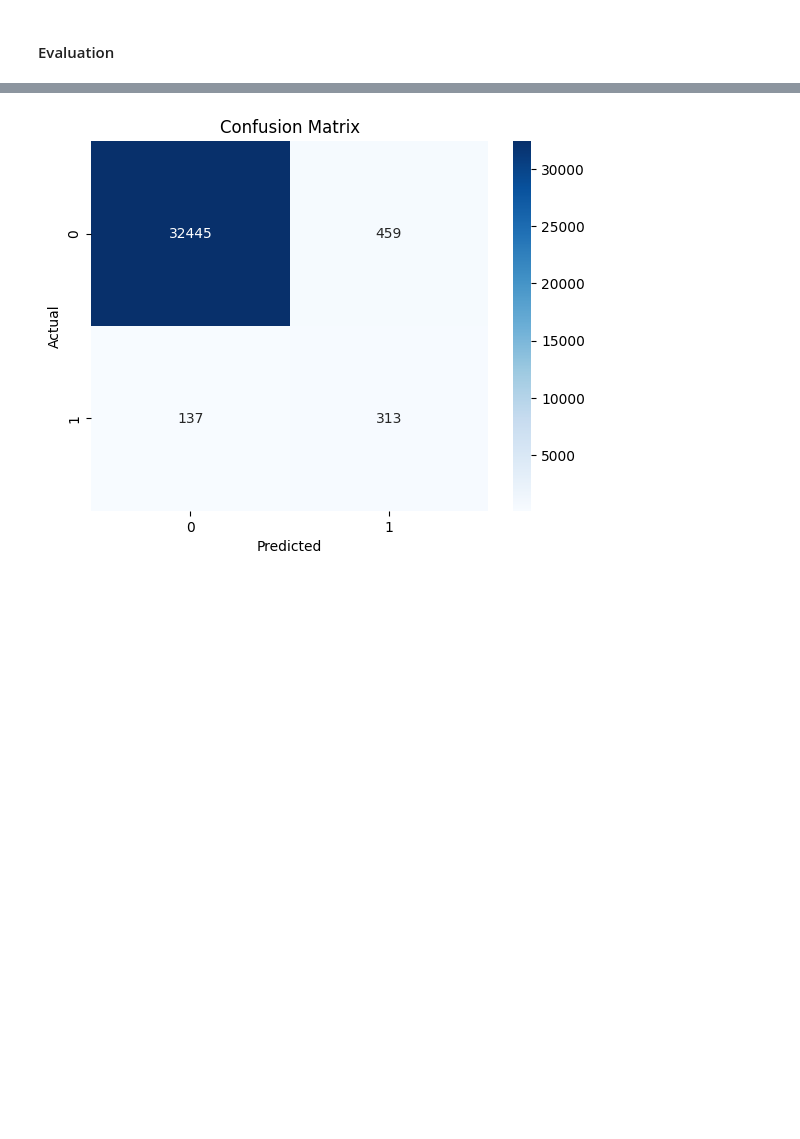
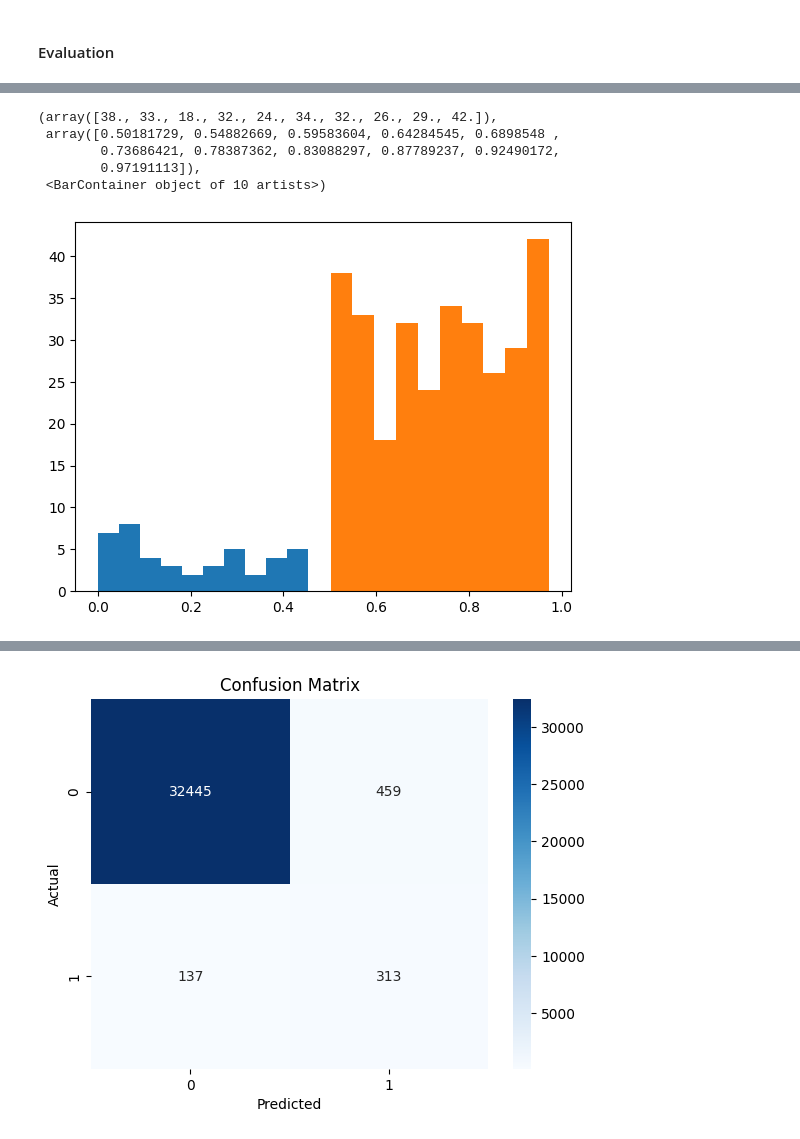
Before and after one commit to Ode-PBLLC/aquarry, a Jupyter notebook: mine_mapping.ipynb, the cells around one changed output, grey strips where cells are left out. Cells and saved outputs as stored; diff of their text form; code cells hidden in the pictures; blank space fills up the shorter version.

```diff
--- a/mine_mapping.ipynb
+++ b/mine_mapping.ipynb
@@ -4618,3 +2221,28 @@ print(us1617_y_train.shape)
+# %%
+# Dataset class with masking
+from torch.utils.data import Dataset
+
+class MLPDataset(Dataset):
+    def __init__(self, embeddings, labels):
+        """
+        Args:
+            embeddings (numpy.ndarray): Input embeddings with shape (num_samples, 9216), containing NaNs for padding.
+            labels (numpy.ndarray): Labels with shape (num_samples,).
+        """
+        self.data = torch.tensor(embeddings, dtype=torch.float32)
+        self.labels = torch.tensor(labels, dtype=torch.float32)
+
+        # Create a mask where NaNs are 0, and real values are 1
+        self.mask = ~torch.isnan(self.data)  # Mask: 1 for valid values, 0 for NaNs
+
+        # Replace NaNs with 0
+        self.data = torch.nan_to_num(self.data, nan=0.0)
+
+    def __len__(self):
+        return len(self.data)
+
+    def __getitem__(self, idx):
+        return self.data[idx], self.mask[idx], self.labels[idx]
 # %%
 class MLPBinaryClassifier(nn.Module):
     def __init__(self, input_size=1024, hidden_sizes=[512, 256], output_size=1):
@@ -4829 +2900,16 @@ plt.show()
+# %%
+# Inspect false negatives
+positives = all_predicted_outputs[all_ground_truths == 1]
+plt.hist(positives[positives <= 0.5])
+
+# Inspect false positives
+negatives = all_predicted_outputs[all_ground_truths == 0]
+plt.hist(negatives[negatives > 0.5])
+# %% [output]
+(array([38., 33., 18., 32., 24., 34., 32., 26., 29., 42.]),
+ array([0.50181729, 0.54882669, 0.59583604, 0.64284545, 0.6898548 ,
+        0.73686421, 0.78387362, 0.83088297, 0.87789237, 0.92490172,
+        0.97191113]),
+ <BarContainer object of 10 artists>)
+[figure, added]
 # %%
```
Also changed, not shown: parts of 151 cells of this notebook.
